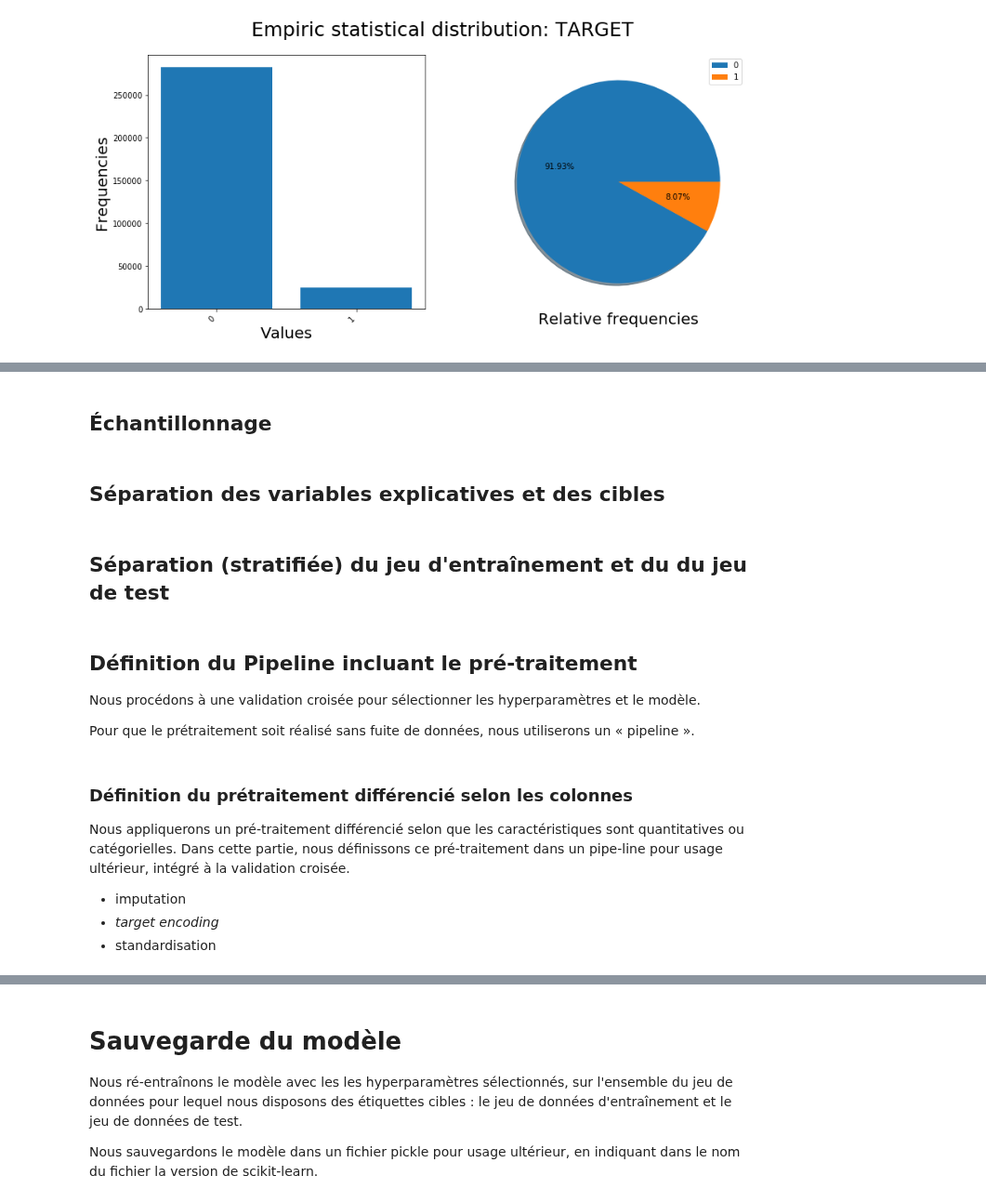
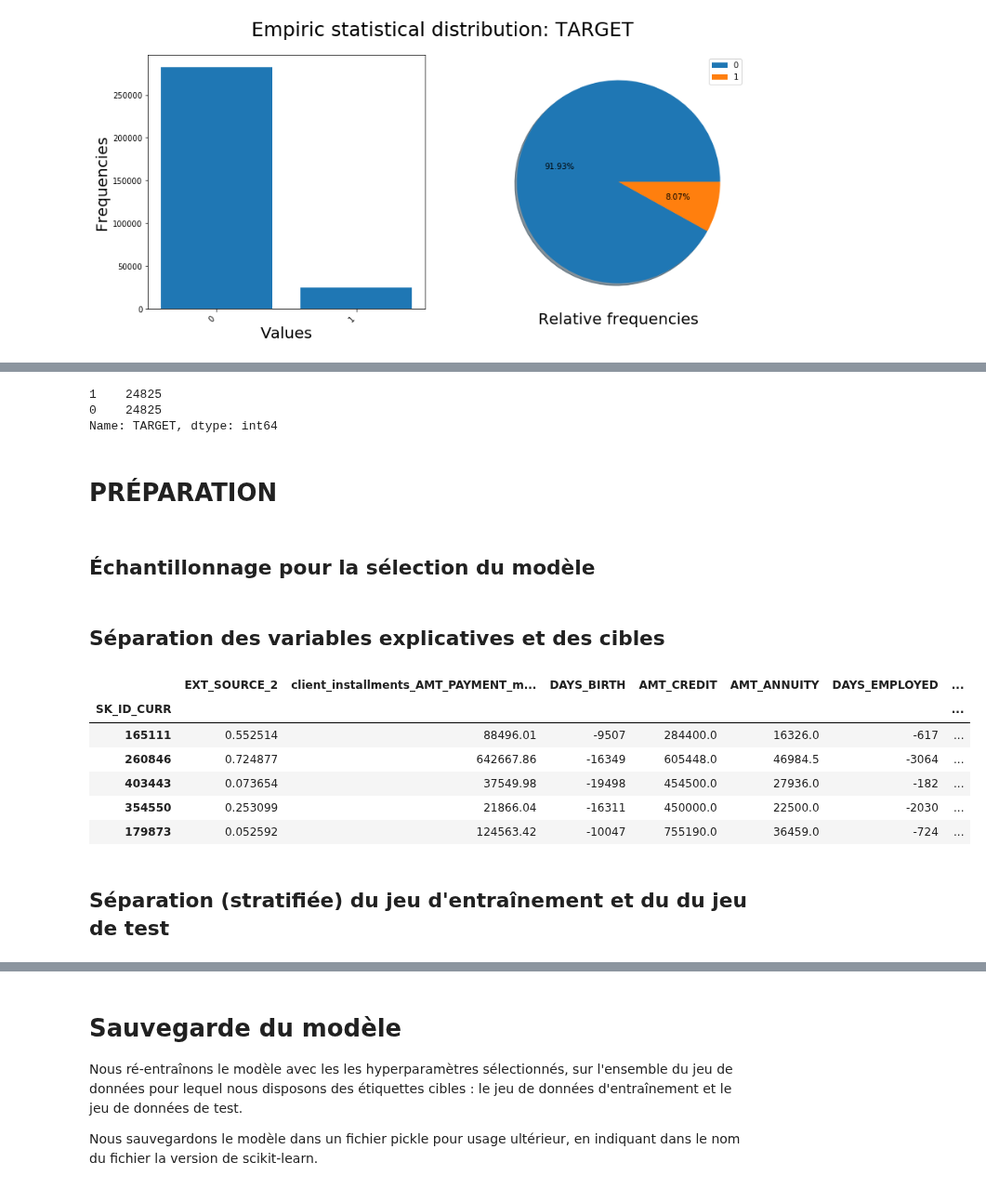
Before and after one commit to bayethiernodiop/Parcours-Data-Scientist, a Jupyter notebook: projet7/projet7_modelisation.ipynb, the cells around one changed output, grey strips where cells are left out. Shown at 93% size. Saved outputs shown, nothing was run; the diff lists cells and outputs as text; code cells hidden in the pictures.

```diff
--- a/projet7/projet7_modelisation.ipynb
+++ b/projet7/projet7_modelisation.ipynb
@@ -402,18 +423,65 @@ df2 = pd.concat([non_default_df, df_upsample])
+# %%
+def downsampling(df, target_feature='TARGET'):
+
+    from sklearn.utils import resample
+
+    # Getting the majority class
+    majority_class = df[target_feature].value_counts(sort=True).index[0]
+
+    # Create a mask for the majority class
+    mask = df[target_feature] == majority_class
+
+    # Get the subset of the majority and minority classes
+    maj_df = df[mask]
+    min_df = df[~mask]
+
+    # Downsampling the majority class
+    df_maj_downsampled = resample(
+        maj_df,
+        replace=False,
+        n_samples=len(min_df),
+        random_state=seed,
+    )
+
+    # Concatenation of the DataFrames for the 2 classes
+    df_downsampled = pd.concat([min_df, df_maj_downsampled])
+
+    return df_downsampled
+
+train = downsampling(
+    df=train,
+    target_feature='TARGET'
+)
+
+train['TARGET'].value_counts()
+# %% [output]
+1    24825
+0    24825
+Name: TARGET, dtype: int64
 # %% [markdown]
-## Échantillonnage
+# **PRÉPARATION**
+# %% [markdown]
+## Échantillonnage pour la sélection du modèle
 # %%
 # Sampling
-data_cleaned = data_cleaned.sample(n=5000, random_state=None)
+train_sample = train.sample(n=5000, random_state=seed)
 # %% [markdown]
 ## Séparation des variables explicatives et des cibles
 # %%
-# Features' matrix
-X = data_cleaned.drop(columns=["TARGET"])
+# Features' matrix and sampling
+X =  train_sample.drop(columns=["TARGET"])
 display(X.head())
 
 # Target vector
-y = data_cleaned['TARGET']
-y.head()
+y = train_sample['TARGET']
+# %% [output]
+|  | EXT_SOURCE_2 | client_installments_AMT_PAYMENT_m... | DAYS_BIRTH | AMT_CREDIT | AMT_ANNUITY | DAYS_EMPLOYED | ... |
+| SK_ID_CURR |  |  |  |  |  |  | ... |
+| 165111 | 0.552514 | 88496.01 | -9507 | 284400.0 | 16326.0 | -617 | ... |
+| 260846 | 0.724877 | 642667.86 | -16349 | 605448.0 | 46984.5 | -3064 | ... |
+| 403443 | 0.073654 | 37549.98 | -19498 | 454500.0 | 27936.0 | -182 | ... |
+| 354550 | 0.253099 | 21866.04 | -16311 | 450000.0 | 22500.0 | -2030 | ... |
+| 179873 | 0.052592 | 124563.42 | -10047 | 755190.0 | 36459.0 | -724 | ... |
 # %% [markdown]
 ## Séparation (stratifiée) du jeu d'entraînement et du du jeu de test
 # %%
@@ -427,15 +495,3 @@ from sklearn.model_selection import train_test_split
         random_state=seed,
         stratify=y, # because classes are imbalanced
     )
-# %% [markdown]
-## Définition du **Pipeline** incluant le pré-traitement
-Nous procédons à une validation croisée pour sélectionner les hyperparamètres et le modèle.
-
-Pour que le prétraitement soit réalisé sans fuite de données, nous utiliserons un « pipeline ».
-# %% [markdown]
-### Définition du **prétraitement différencié** selon les colonnes
-
-Nous appliquerons un pré-traitement différencié selon que les caractéristiques sont quantitatives ou catégorielles. Dans cette partie, nous définissons ce pré-traitement dans un pipe-line pour usage ultérieur, intégré à la validation croisée.
- * imputation
- * *target encoding*
- * standardisation
```
Also changed, not shown: parts of 145 cells of this notebook, 9 other files.
